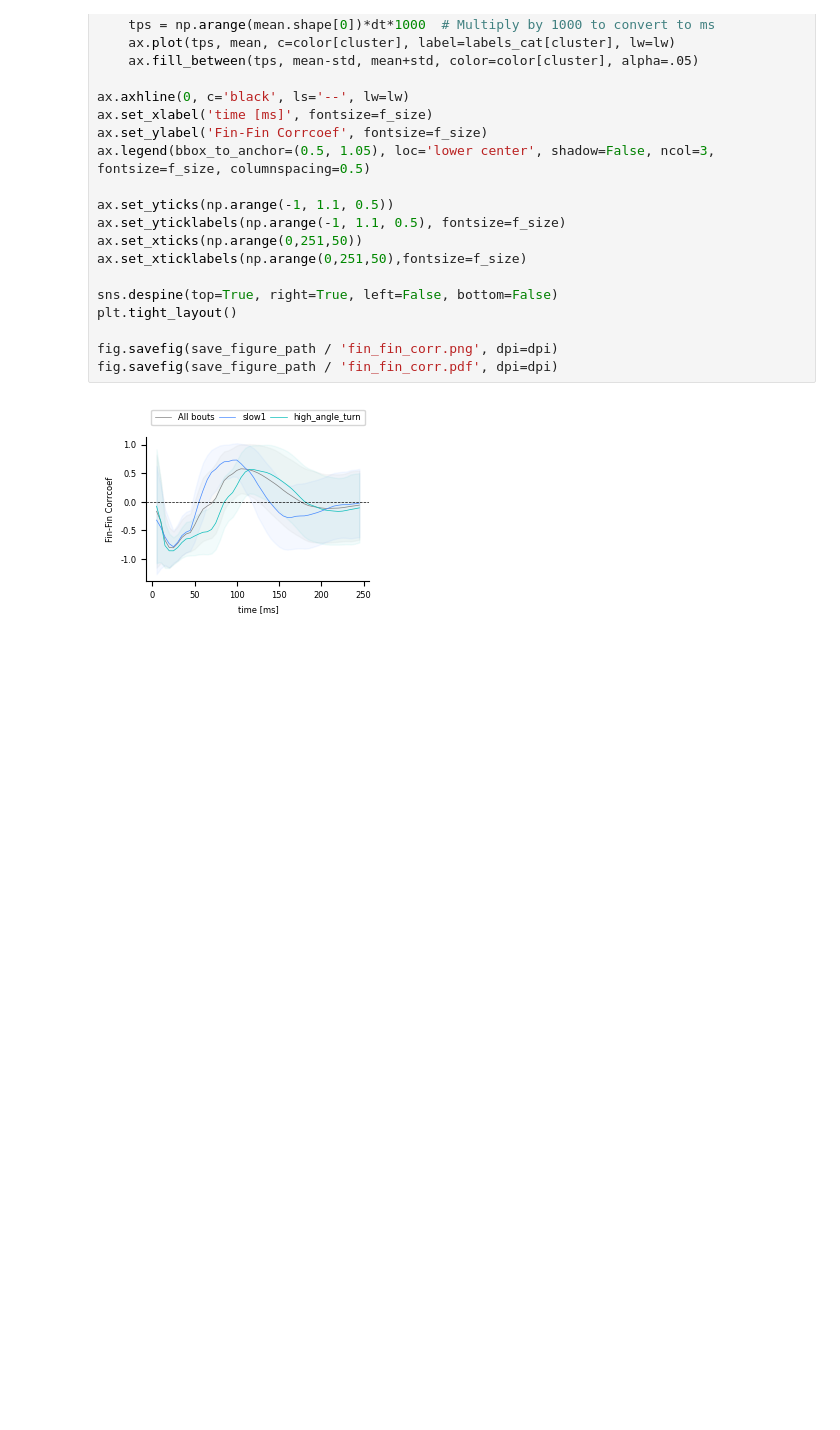
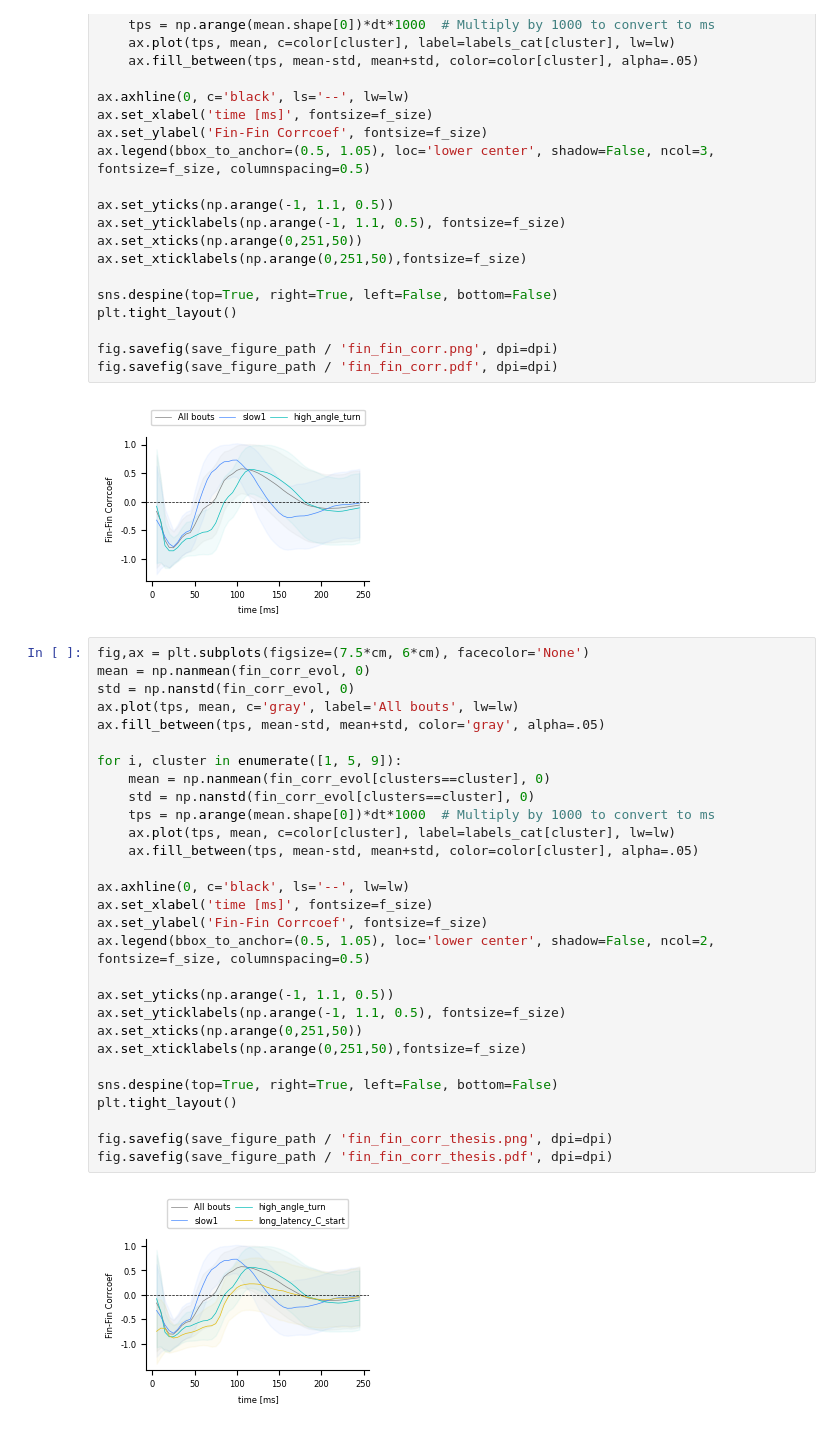
Before and after one commit to kkoetter/Koetter-et-al-fin, a Jupyter notebook: figure_notebooks/02_characterizing limb movements/Figure_2_I_J_K_fins_corr_roll.ipynb, the cells around one changed output. Drawn from its saved outputs; the diff is of its cells as text; blank space fills up the shorter version.

```diff
--- a/figure_notebooks/02_characterizing limb movements/Figure_2_I_J_K_fins_corr_roll.ipynb
+++ b/figure_notebooks/02_characterizing limb movements/Figure_2_I_J_K_fins_corr_roll.ipynb
@@ -227,3 +317,34 @@ fig.savefig(save_figure_path / 'fin_fin_corr.png', dpi=dpi)
 fig.savefig(save_figure_path / 'fin_fin_corr.pdf', dpi=dpi)
 # %% [output]
 [figure]
+# %%
+fig,ax = plt.subplots(figsize=(7.5*cm, 6*cm), facecolor='None')
+mean = np.nanmean(fin_corr_evol, 0)
+std = np.nanstd(fin_corr_evol, 0)
+ax.plot(tps, mean, c='gray', label='All bouts', lw=lw)
+ax.fill_between(tps, mean-std, mean+std, color='gray', alpha=.05)
+
+for i, cluster in enumerate([1, 5, 9]):
+    mean = np.nanmean(fin_corr_evol[clusters==cluster], 0)
+    std = np.nanstd(fin_corr_evol[clusters==cluster], 0)
+    tps = np.arange(mean.shape[0])*dt*1000  # Multiply by 1000 to convert to ms
+    ax.plot(tps, mean, c=color[cluster], label=labels_cat[cluster], lw=lw)
+    ax.fill_between(tps, mean-std, mean+std, color=color[cluster], alpha=.05)
+
+ax.axhline(0, c='black', ls='--', lw=lw)
+ax.set_xlabel('time [ms]', fontsize=f_size)
+ax.set_ylabel('Fin-Fin Corrcoef', fontsize=f_size)
+ax.legend(bbox_to_anchor=(0.5, 1.05), loc='lower center', shadow=False, ncol=2, fontsize=f_size, columnspacing=0.5)
+
+ax.set_yticks(np.arange(-1, 1.1, 0.5))
+ax.set_yticklabels(np.arange(-1, 1.1, 0.5), fontsize=f_size)
+ax.set_xticks(np.arange(0,251,50))
+ax.set_xticklabels(np.arange(0,251,50),fontsize=f_size)
+
+sns.despine(top=True, right=True, left=False, bottom=False)
+plt.tight_layout()
+
+fig.savefig(save_figure_path / 'fin_fin_corr_thesis.png', dpi=dpi)
+fig.savefig(save_figure_path / 'fin_fin_corr_thesis.pdf', dpi=dpi)
+# %% [output]
+[figure, added]
```
Also changed, not shown: parts of 4 cells of this notebook, 20 other files.
